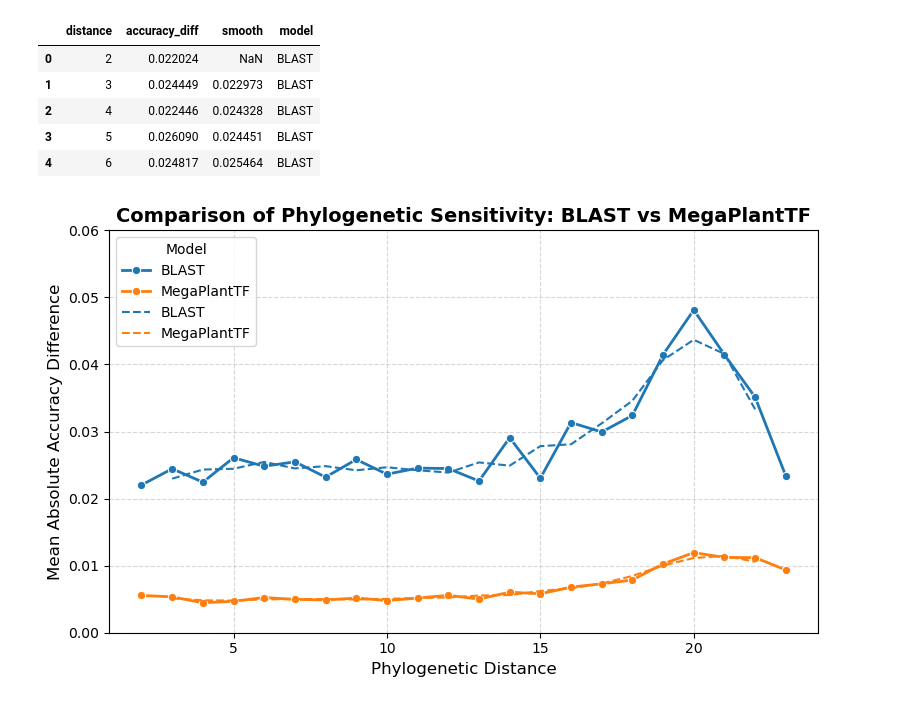
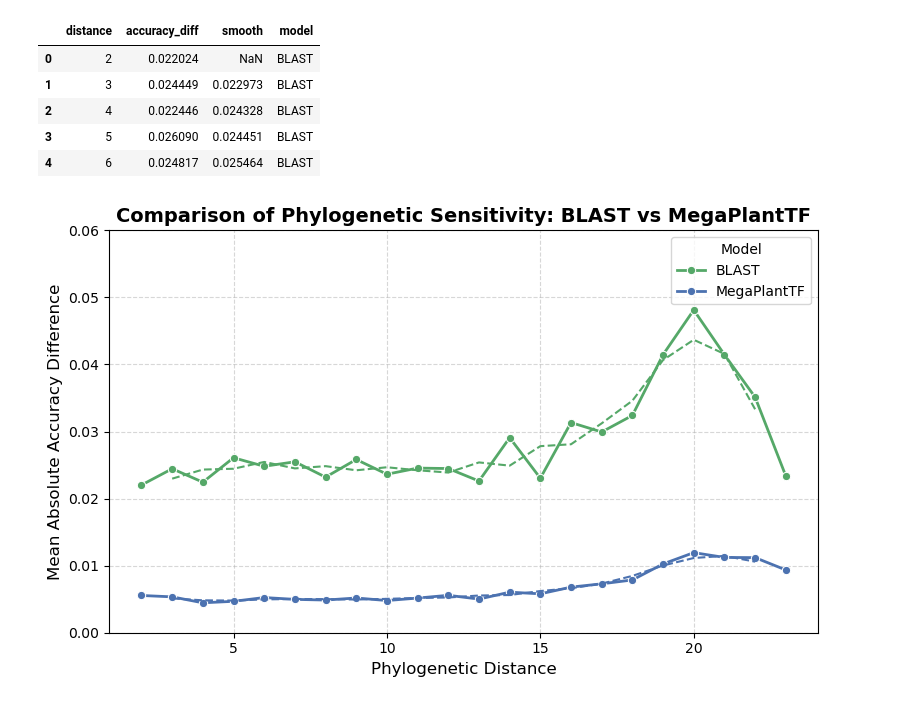
Before and after one commit to Bioinformatics-UM6P/MegaPlantTF, a Jupyter notebook: analysis/phylogenic-analysis2.ipynb, the cells around one changed output. Cells and saved outputs as stored; diff of their text form; code cells hidden in the pictures.

```diff
--- a/analysis/phylogenic-analysis2.ipynb
+++ b/analysis/phylogenic-analysis2.ipynb
@@ -284,49 +284,47 @@ combined_df.head()
 | 3 | 5 | 0.026090 | 0.024451 | BLAST |
 | 4 | 6 | 0.024817 | 0.025464 | BLAST |
 # %%
+custom_palette = {
+    "MegaPlantTF": "#4C72B0",
+    "BLAST": "#55A868"
+}
 
-# --- Plot ---
 plt.figure(figsize=(8, 5))
+
+# Main lineplot (solid)
 sns.lineplot(
     data=combined_df,
     x="distance",
     y="accuracy_diff",
     hue="model",
     marker="o",
-    linewidth=2
+    linewidth=2,
+    palette=custom_palette
 )
 
-# Optional smoothed trendlines
+# Optional smoothed trendlines (dashed, same colors)
 sns.lineplot(
     data=combined_df,
     x="distance",
     y="smooth",
     hue="model",
-    linestyle="--"
+    linestyle="--",
+    palette=custom_palette,
+    legend=False  # prevents duplicate legend
 )
 
 # --- Labels and style ---
 plt.title("Comparison of Phylogenetic Sensitivity: BLAST vs MegaPlantTF", fontsize=14, weight="bold")
 plt.xlabel("Phylogenetic Distance", fontsize=12)
 plt.ylabel("Mean Absolute Accuracy Difference", fontsize=12)
 plt.ylim(0, 0.06)
 plt.grid(True, linestyle="--", alpha=0.5)
 plt.legend(title="Model", fontsize=10)
 plt.tight_layout()
 
-# Save figure
-plt.savefig(
-    "./results/blast_vs_megaplanttf_phylo.png",
-    dpi=600,
-    bbox_inches="tight",
-    transparent=False
-)
-plt.savefig(
-    "./phylogenetic_analysis_comparison.png",
-    dpi=600,
-    bbox_inches="tight",
-    transparent=False
-)
+# --- Save figure ---
+plt.savefig("./results/blast_vs_megaplanttf_phylo.png", dpi=600, bbox_inches="tight")
+plt.savefig("./phylogenetic_analysis_comparison.png", dpi=600, bbox_inches="tight")
 plt.show()
 # %% [output]
-[figure, old version]
+[figure, new version]
```
Also changed, not shown: 9 other files.
